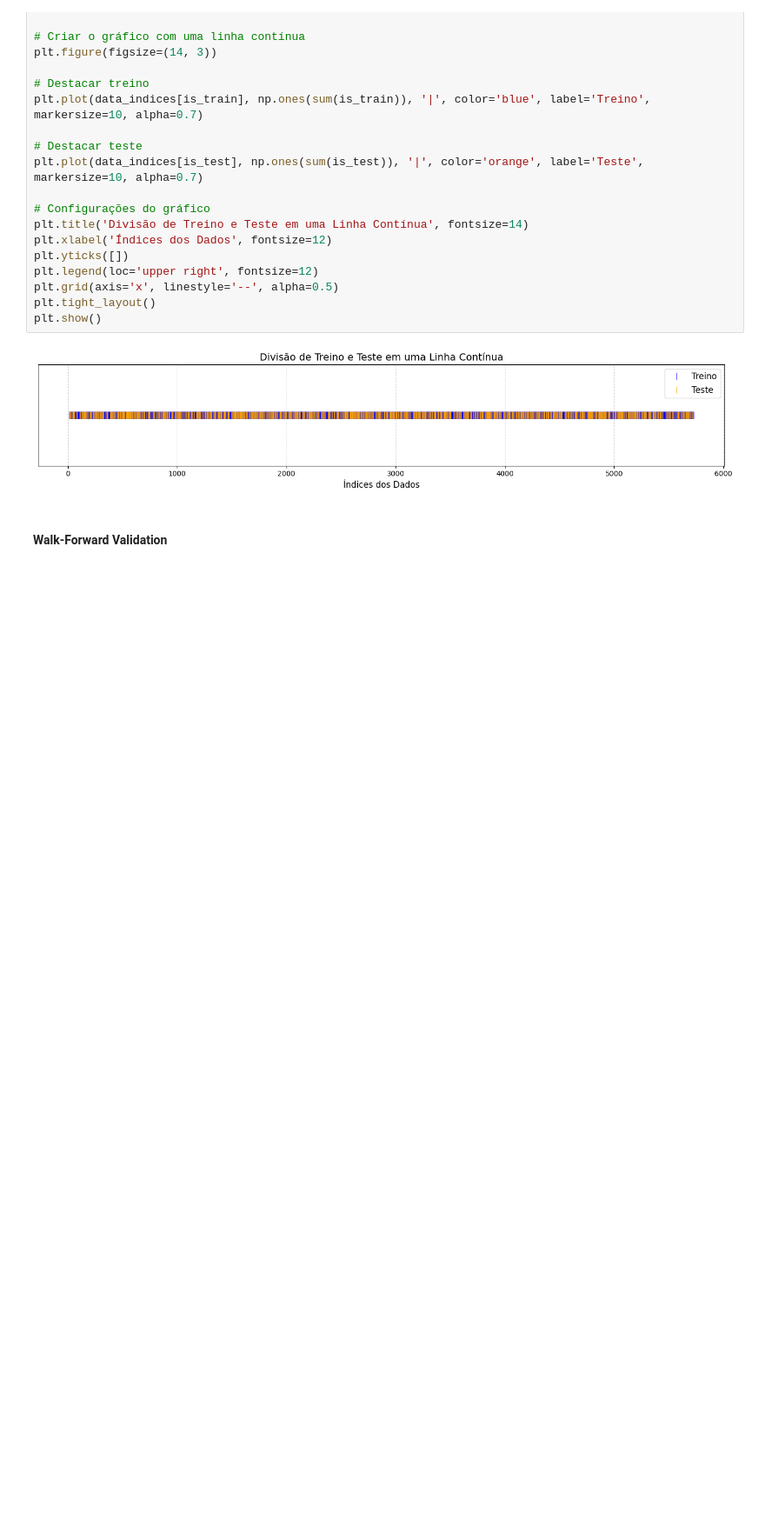
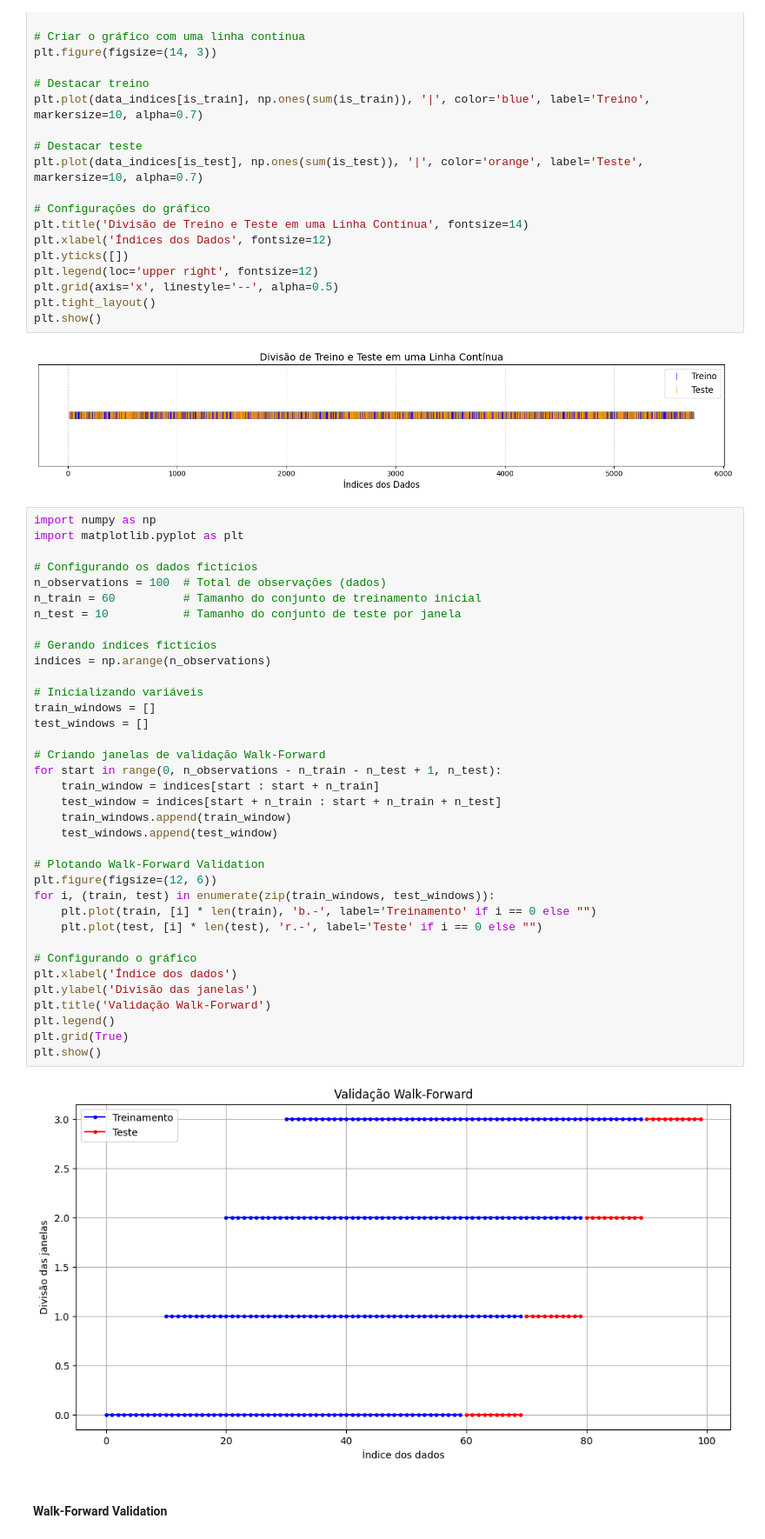
Before and after one commit to Bruno-Santana-Eco/TCC_Machine_learning, a Jupyter notebook: Random Forest 3.ipynb, the cells around one changed output. Shown at 87% size. Drawn from its saved outputs; the diff is of its cells as text; blank space fills up the shorter version.

```diff
--- a/Random Forest 3.ipynb
+++ b/Random Forest 3.ipynb
@@ -961,6 +961,44 @@ plt.tight_layout()
 plt.show()
 # %% [output]
 [figure]
+# %%
+import numpy as np
+import matplotlib.pyplot as plt
+
+# Configurando os dados fictícios
+n_observations = 100  # Total de observações (dados)
+n_train = 60          # Tamanho do conjunto de treinamento inicial
+n_test = 10           # Tamanho do conjunto de teste por janela
+
+# Gerando índices fictícios
+indices = np.arange(n_observations)
+
+# Inicializando variáveis
+train_windows = []
+test_windows = []
+
+# Criando janelas de validação Walk-Forward
+for start in range(0, n_observations - n_train - n_test + 1, n_test):
+    train_window = indices[start : start + n_train]
+    test_window = indices[start + n_train : start + n_train + n_test]
+    train_windows.append(train_window)
+    test_windows.append(test_window)
+
+# Plotando Walk-Forward Validation
+plt.figure(figsize=(12, 6))
+for i, (train, test) in enumerate(zip(train_windows, test_windows)):
+    plt.plot(train, [i] * len(train), 'b.-', label='Treinamento' if i == 0 else "")
+    plt.plot(test, [i] * len(test), 'r.-', label='Teste' if i == 0 else "")
+
+# Configurando o gráfico
+plt.xlabel('Índice dos dados')
+plt.ylabel('Divisão das janelas')
+plt.title('Validação Walk-Forward')
+plt.legend()
+plt.grid(True)
+plt.show()
+# %% [output]
+[figure, added]
 # %% [markdown]
 #### Walk-Forward Validation
 # %%
```
